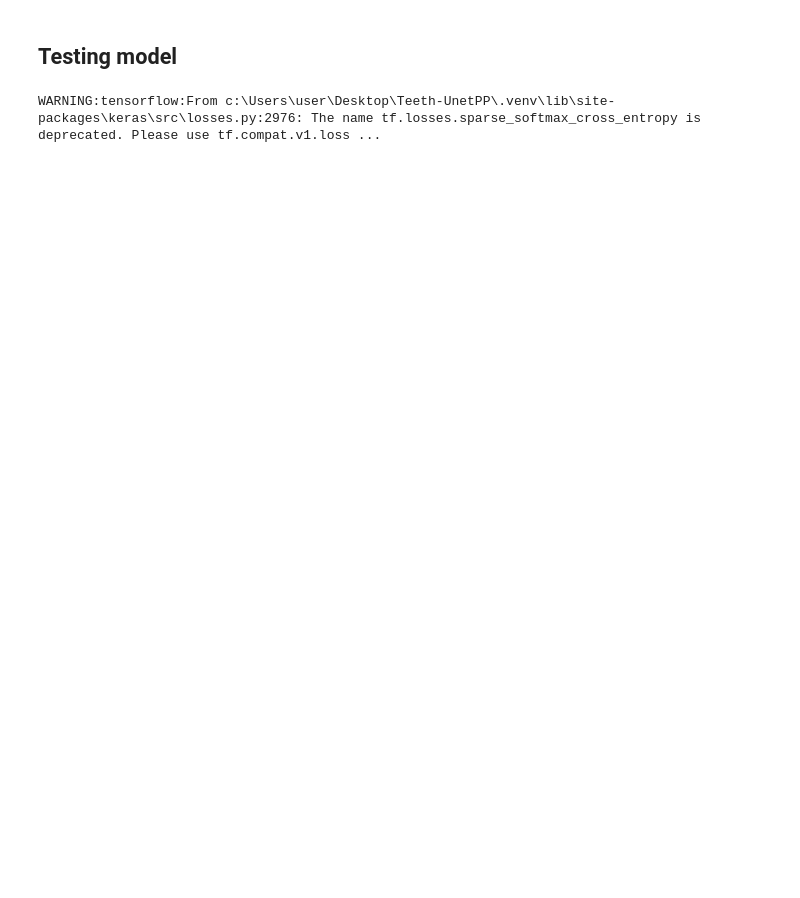
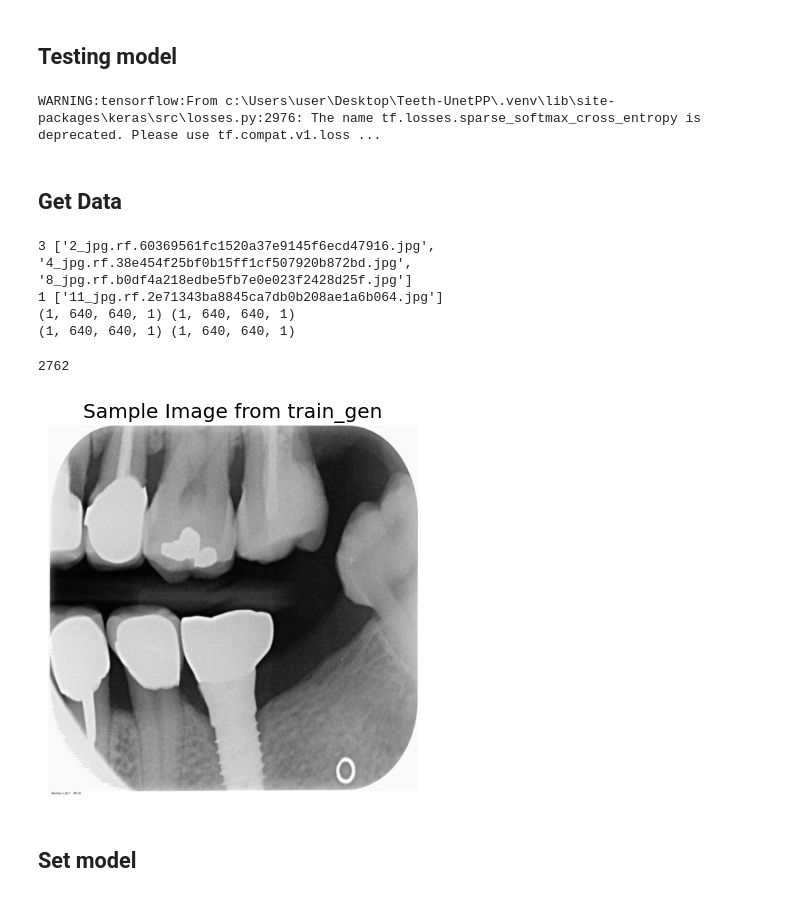
Before and after one commit to howard-hihihi/Teeth-UnetPP, a Jupyter notebook: Test.ipynb, the cells around one changed output. Drawn from its saved outputs; the diff is of its cells as text; code cells hidden in the pictures; blank space fills up the shorter version.

```diff
--- a/Test.ipynb
+++ b/Test.ipynb
@@ -51,3 +51,5 @@ np.random.seed = seed
 tf.seed = seed
 # %% [output]
 WARNING:tensorflow:From c:\Users\user\Desktop\Teeth-UnetPP\.venv\lib\site-packages\keras\src\losses.py:2976: The name tf.losses.sparse_softmax_cross_entropy is deprecated. Please use tf.compat.v1.loss ...
+# %% [markdown]
+## Get Data
@@ -53,0 +110,44 @@ WARNING:tensorflow:From c:\Users\user\Desktop\Teeth-UnetPP\.venv\lib\site-packag
+# %%
+# 參數設定
+train_path = "dataset_copy_3_imgs/train/"
+train_ids = os.listdir(train_path + "Images") # list
+valid_path = "dataset_copy_3_imgs/valid/"
+valid_ids = os.listdir(valid_path + "Images") # list
+batch_size = 1
+image_size = 640
+
+# 建立 DataGen 物件
+train_gen = DataGen(train_path, train_ids, batch_size, image_size)
+valid_gen = DataGen(valid_path, valid_ids, batch_size, image_size)
+
+# 使用 DataGen 類別的 __len__ 函式
+print(train_gen.__len__(), train_ids)
+print(valid_gen.__len__(), valid_ids)
+
+# 使用 DataGen 類別的 __getitem__ 函式
+x, y = train_gen.__getitem__(0)
+print(x.shape, y.shape)
+x, y = train_gen.__getitem__(1)
+print(x.shape, y.shape)
+
+# 從 batch 中選擇其中一張圖片
+image_to_display = x[0]
+
+# 將圖片轉換為 0 到 255 的範圍
+image_to_display = (image_to_display * 255).astype(np.uint8)
+
+# 顯示圖片
+plt.imshow(image_to_display[:, :, 0], cmap='gray')  # 若是彩色圖片，請將 [:, :, 0] 移除
+plt.title('Sample Image from train_gen')
+plt.axis('off')
+
+gc.collect() #  用於清理不再使用的對象，釋放內存。（Garbage Collection）
+# %% [output]
+3 ['2_jpg.rf.60369561fc1520a37e9145f6ecd47916.jpg', '4_jpg.rf.38e454f25bf0b15ff1cf507920b872bd.jpg', '8_jpg.rf.b0df4a218edbe5fb7e0e023f2428d25f.jpg']
+1 ['11_jpg.rf.2e71343ba8845ca7db0b208ae1a6b064.jpg']
+(1, 640, 640, 1) (1, 640, 640, 1)
+(1, 640, 640, 1) (1, 640, 640, 1)
+2762
+[figure, added]
+# %% [markdown]
+## Set model
```
Also changed, not shown: parts of 11 cells of this notebook, 11 other files.
